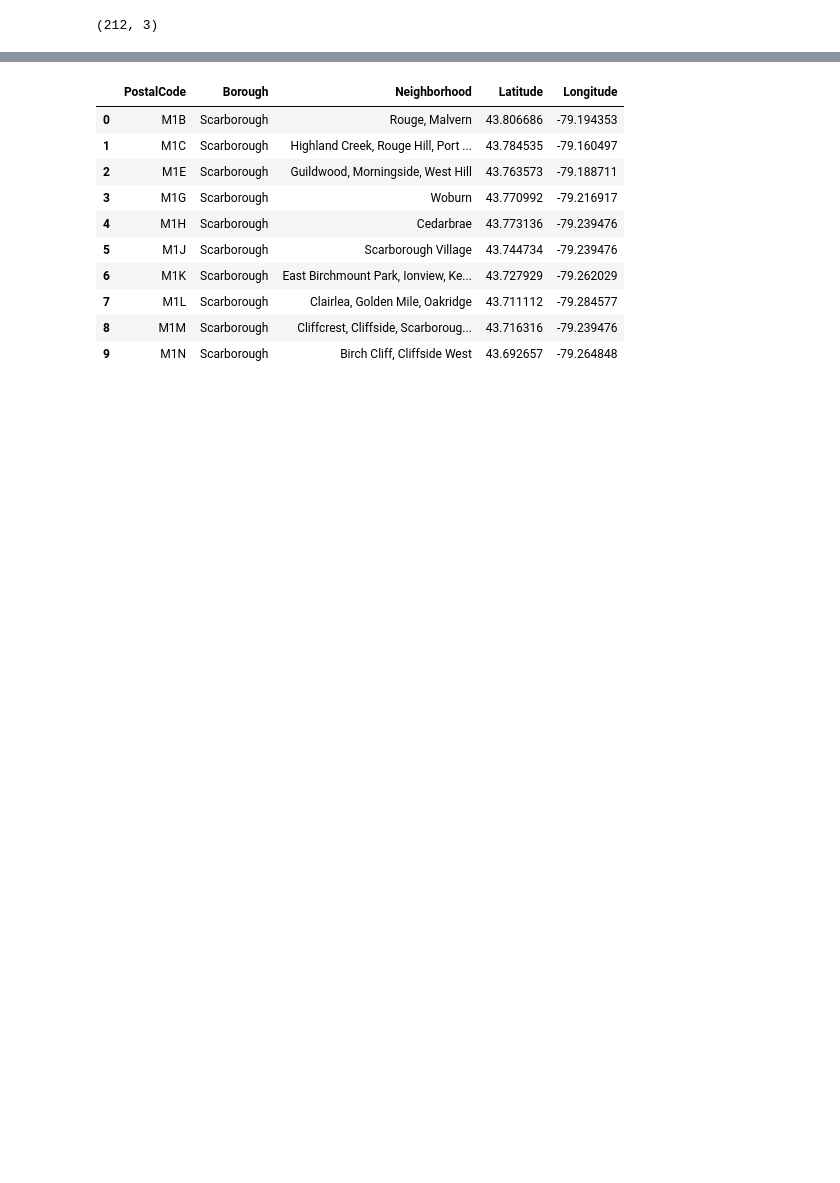
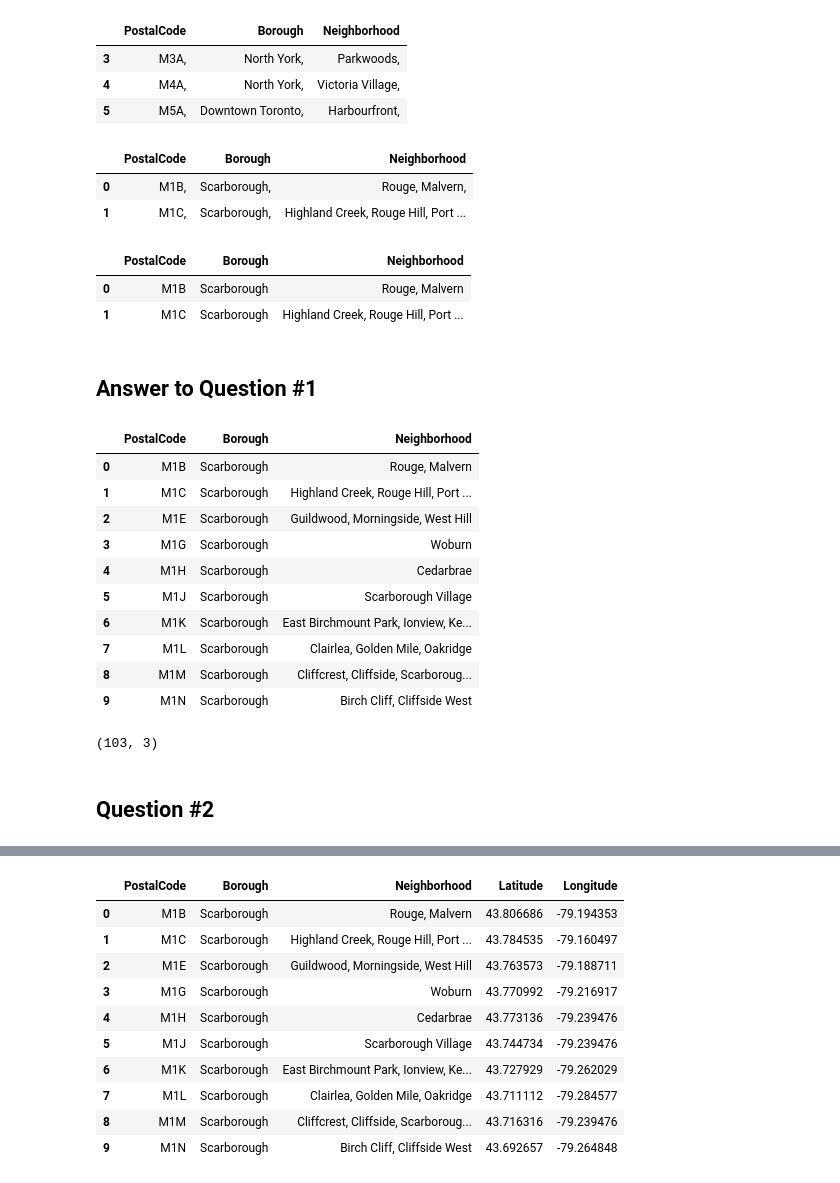
Before and after one commit to sudheergithub/Coursera-Data-Science-Capstone, a Jupyter notebook: Week 3 Captstone Assignment.ipynb, the cells around one changed output, grey strips where cells are left out. Saved outputs shown, nothing was run; the diff lists cells and outputs as text; code cells hidden in the pictures; blank space fills up the shorter version.

```diff
--- a/Week 3 Captstone Assignment.ipynb
+++ b/Week 3 Captstone Assignment.ipynb
@@ -15,9 +38,15 @@ for rows in table.find_all('tr'):
 # %%
+#read it into a DataFrame, and discard empty columns
 df = pd.DataFrame(RowList, columns=['empty', 'PostalCode','Borough','Neighborhood','empty2'])
 df.drop(columns=['empty','empty2'], inplace=True)
 df.drop(0, inplace=True)
+
+#drop all rows that do not have a Borough assigned
 df.drop(df[df.Borough=='Not assigned, '].index, axis=0, inplace=True)
-df.shape
+df.head(3)
 # %% [output]
-(212, 3)
+|  | PostalCode | Borough | Neighborhood |
+| 3 | M3A, | North York, | Parkwoods, |
+| 4 | M4A, | North York, | Victoria Village, |
+| 5 | M5A, | Downtown Toronto, | Harbourfront, |
 # %%
@@ -24,10 +54,45 @@ df.shape
 df.loc[df['Neighborhood'] == 'Not assigned, ', 'Neighborhood'] = df['Borough']
+# %%
+# Group by postal code and Borough and add the neighborhoods. This acheives combining multiple Neighborhoods under same Borough into one row
+newdf = df.groupby(['PostalCode','Borough']).sum()
+newdf=newdf.reset_index()
+
+newdf.head(2)
+# %% [output]
+|  | PostalCode | Borough | Neighborhood |
+| 0 | M1B, | Scarborough, | Rouge, Malvern, |
+| 1 | M1C, | Scarborough, | Highland Creek, Rouge Hill, Port ... |
 # %%
-newdf = df.groupby(['PostalCode','Borough']).sum()
-newdf=newdf.reset_index()
+#However, we need to get rid of extra commas at the end. We use the code below to achevie that
 newdf.PostalCode = newdf.PostalCode.apply(lambda x:x[:-2])
 newdf.Borough = newdf.Borough.apply(lambda x: x[:-2])
 newdf.Neighborhood = newdf.Neighborhood.apply(lambda x: x[:-2])
 
-#newdf
+newdf.head(2)
+# %% [output]
+|  | PostalCode | Borough | Neighborhood |
+| 0 | M1B | Scarborough | Rouge, Malvern |
+| 1 | M1C | Scarborough | Highland Creek, Rouge Hill, Port ... |
+# %% [markdown]
+## Answer to Question #1
+# %%
+newdf.head(10)
+# %% [output]
+|  | PostalCode | Borough | Neighborhood |
+| 0 | M1B | Scarborough | Rouge, Malvern |
+| 1 | M1C | Scarborough | Highland Creek, Rouge Hill, Port ... |
+| 2 | M1E | Scarborough | Guildwood, Morningside, West Hill |
+| 3 | M1G | Scarborough | Woburn |
+| 4 | M1H | Scarborough | Cedarbrae |
+| 5 | M1J | Scarborough | Scarborough Village |
+| 6 | M1K | Scarborough | East Birchmount Park, Ionview, Ke... |
+| 7 | M1L | Scarborough | Clairlea, Golden Mile, Oakridge |
+| 8 | M1M | Scarborough | Cliffcrest, Cliffside, Scarboroug... |
+| 9 | M1N | Scarborough | Birch Cliff, Cliffside West |
+# %%
+newdf.shape
+# %% [output]
+(103, 3)
+# %% [markdown]
+## Question #2
 # %%
```
Also changed, not shown: parts of 47 cells of this notebook.
